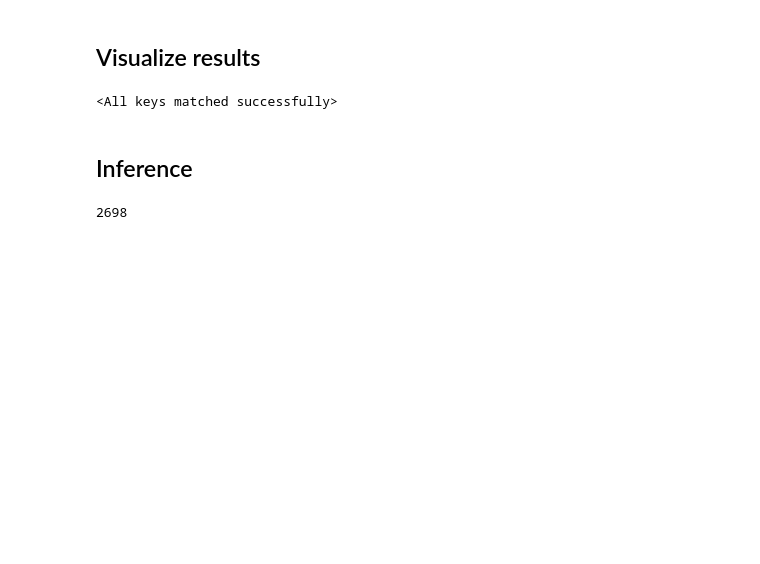
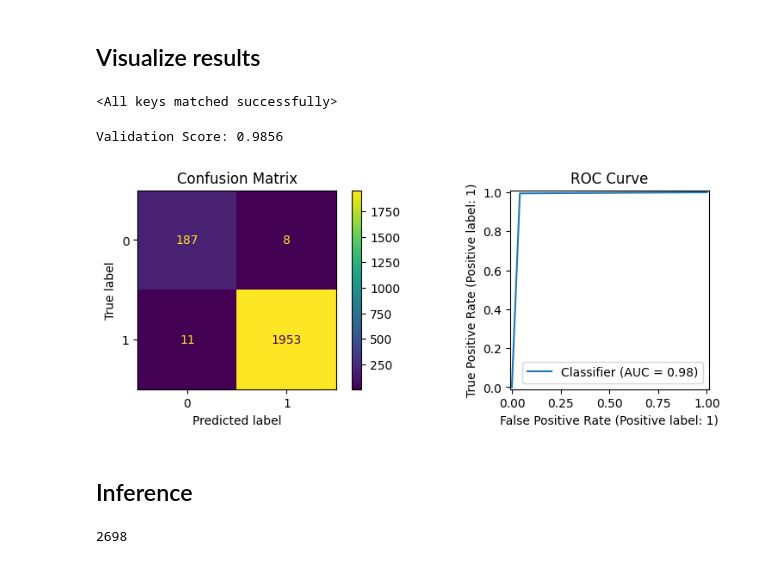
Before and after one commit to MagnusS0/AgarVision_2024, a Jupyter notebook: notebooks/binary_classifier.ipynb, the cells around one changed output. Saved outputs shown, nothing was run; the diff lists cells and outputs as text; code cells hidden in the pictures; blank space fills up the shorter version.

```diff
--- a/notebooks/binary_classifier.ipynb
+++ b/notebooks/binary_classifier.ipynb
@@ -229,7 +231,7 @@ val_transforms = v2.Compose([
     v2.Normalize(mean=[0.485, 0.456, 0.406], std=[0.229, 0.224, 0.225]),
 ])
 # %%
-path = '/home/magsam/workspace/AGAR-hack-2024/data/raw/'
+path = '../data/raw/'
 train_idx, val_idx = generate_stratified_indices(path) #Get the indices for the train and validation sets
 
 # Create the train and validation datasets
@@ -401,22 +421,26 @@ with torch.no_grad():
 
 val_score = eval_metric(y_true, y_pred)
 print(f'Validation Score: {val_score:.4f}')
+# %% [output]
+Validation Score: 0.9856
 # %%
 # Vizulize the valdiation scores
 
 cm = confusion_matrix(y_true, y_pred)
 
-fig, axs = plt.subplots(1, 2, figsize=(12, 6))
+fig, axs = plt.subplots(1, 2, figsize=(10, 3))
 
 # Plot confusion matrix
 axs[0].set_title('Confusion Matrix')
 ConfusionMatrixDisplay(cm).plot(ax=axs[0])
 
 # Plot ROC curve
 axs[1].set_title('ROC Curve')
 RocCurveDisplay.from_predictions(y_true, y_pred, ax=axs[1])
 
 plt.show()
+# %% [output]
+[figure, added]
 # %% [markdown]
 ## Inference
 # %%
```
Also changed, not shown: parts of 2 cells of this notebook.
